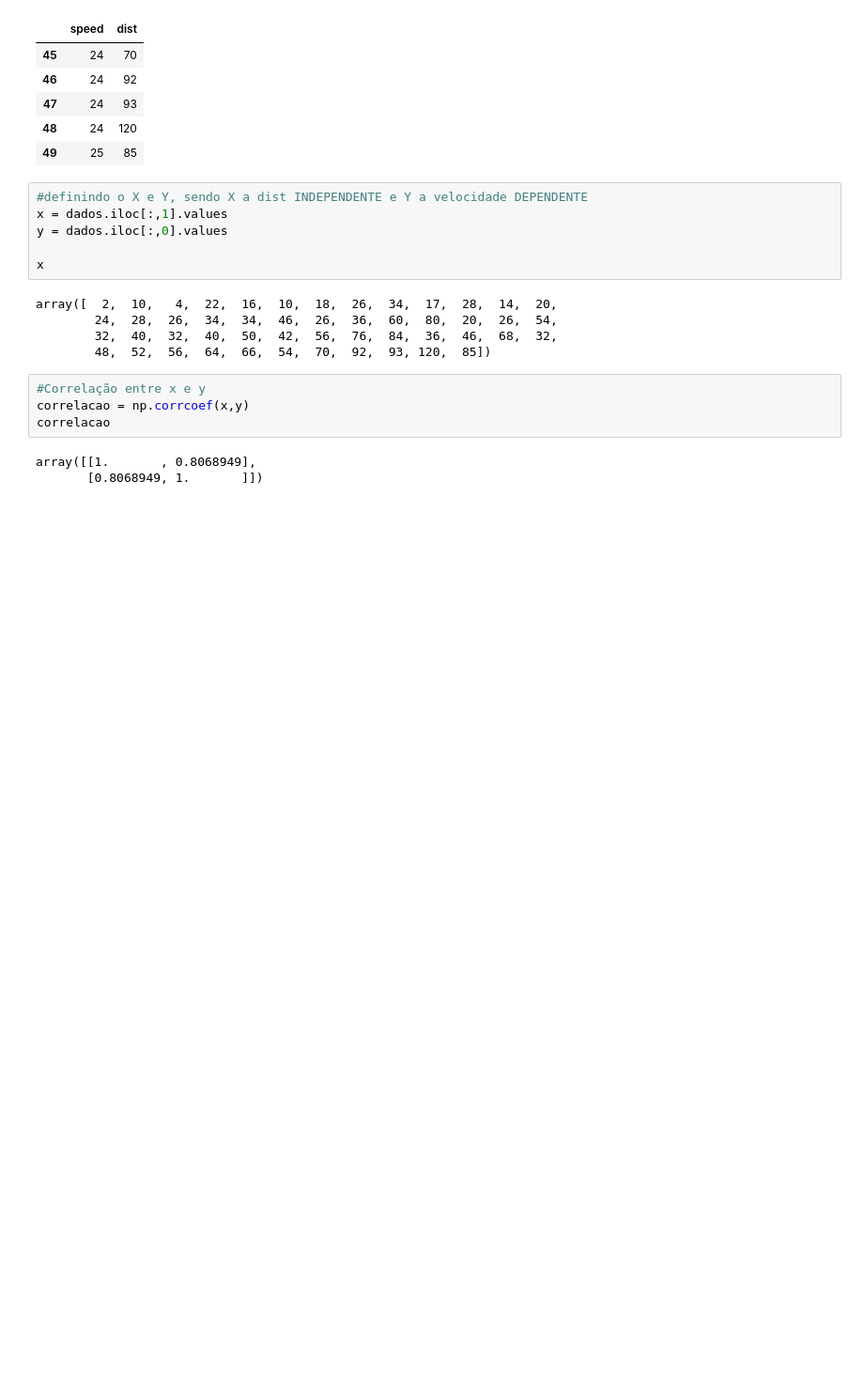
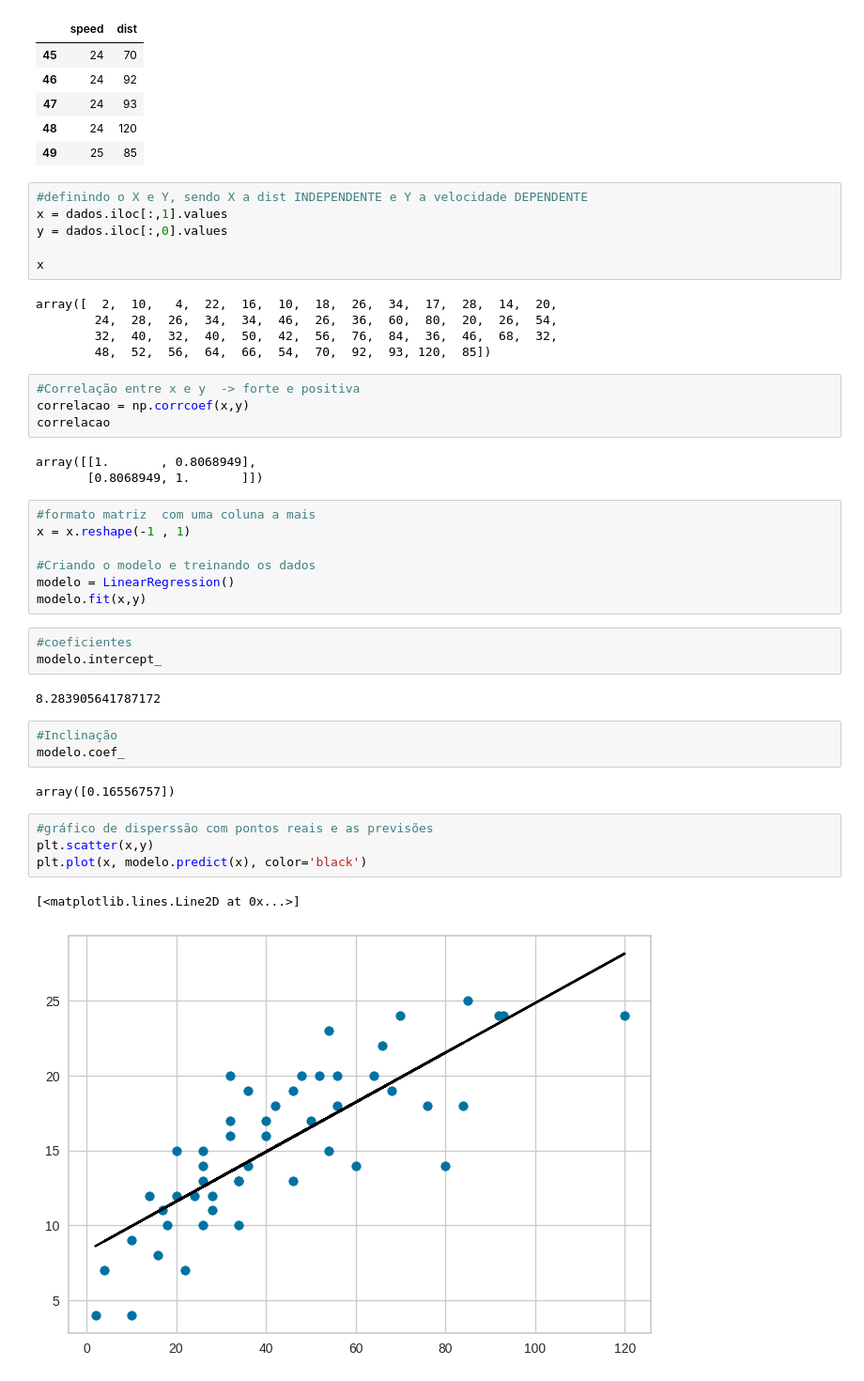
Before and after one commit to marianatiele/Estudos_AM_Projetos, a Jupyter notebook: Regressão_Linear.ipynb, the cells around one changed output. Shown at 94% size. Saved outputs shown, nothing was run; the diff lists cells and outputs as text; blank space fills up the shorter version.

Commit message:
Regressão Linear - Simples

```diff
--- a/Regressão_Linear.ipynb
+++ b/Regressão_Linear.ipynb
@@ -52,9 +53,33 @@ array([  2,  10,   4,  22,  16,  10,  18,  26,  34,  17,  28,  14,  20,
         32,  40,  32,  40,  50,  42,  56,  76,  84,  36,  46,  68,  32,
         48,  52,  56,  64,  66,  54,  70,  92,  93, 120,  85])
 # %%
-#Correlação entre x e y
+#Correlação entre x e y  -> forte e positiva
 correlacao = np.corrcoef(x,y)
 correlacao
 # %% [output]
 array([[1.       , 0.8068949],
        [0.8068949, 1.       ]])
+# %%
+#formato matriz  com uma coluna a mais
+x = x.reshape(-1 , 1)
+
+#Criando o modelo e treinando os dados
+modelo = LinearRegression()
+modelo.fit(x,y)
+# %%
+#coeficientes
+modelo.intercept_
+# %% [output]
+8.283905641787172
+# %%
+#Inclinação
+modelo.coef_
+# %% [output]
+array([0.16556757])
+# %%
+#gráfico de disperssão com pontos reais e as previsões
+plt.scatter(x,y)
+plt.plot(x, modelo.predict(x), color='black')
+# %% [output]
+[<matplotlib.lines.Line2D at 0x...>]
+[figure, added]
```
Also changed, not shown: parts of 5 cells of this notebook.
